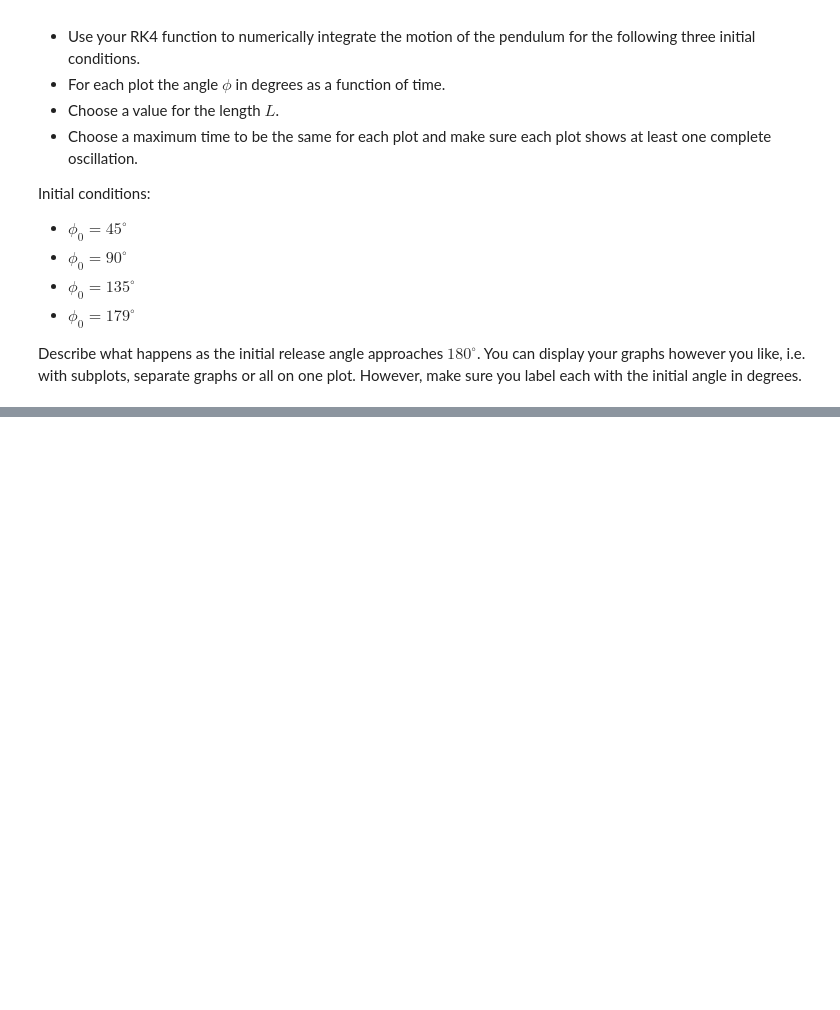
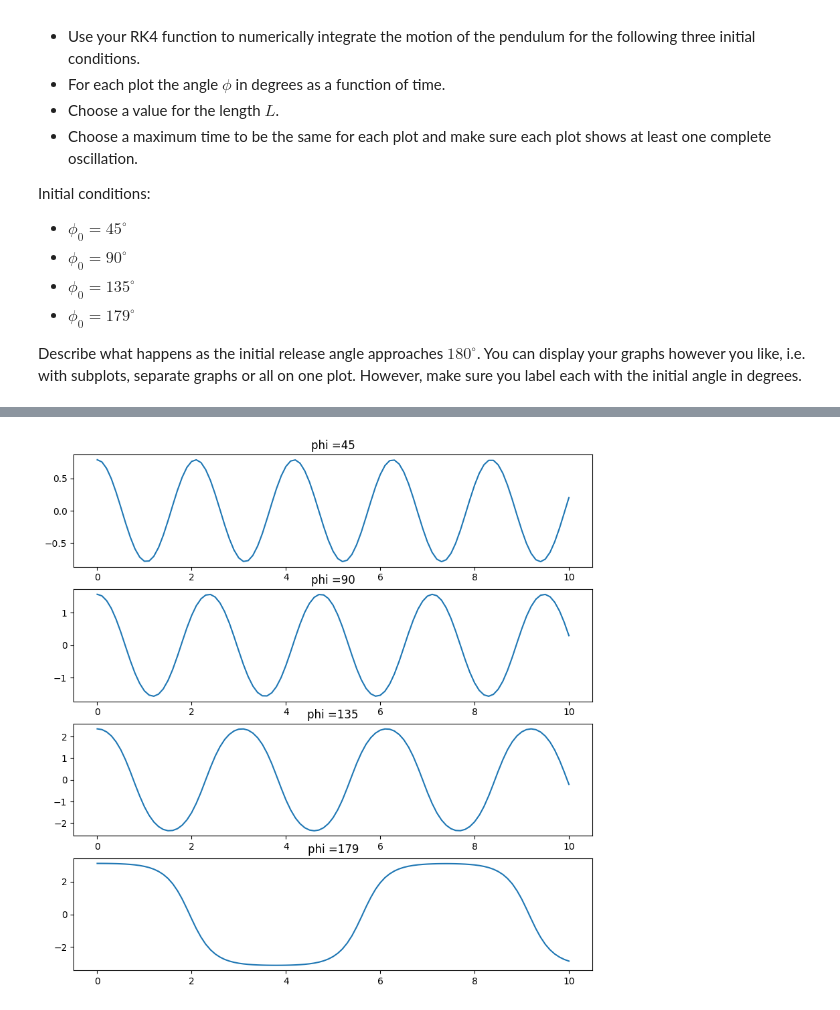
Before and after one commit to Reiniery/Computational-Physics, a Jupyter notebook: ode/ode_3.ipynb, the cells around one changed output, grey strips where cells are left out. Cells and saved outputs as stored; diff of their text form; code cells hidden in the pictures; blank space fills up the shorter version.

```diff
--- a/ode/ode_3.ipynb
+++ b/ode/ode_3.ipynb
@@ -444,0 +392,75 @@ Streaming output truncated to the last 5000 lines.
+# %%
+# Your code here
+def RK4(deriv, y0, tmax, dt, params):
+
+    #########  Create Arrays  #########
+
+    # determine the number of variables in the system from initial conditions
+    nvar = y0.size
+
+    N = int(tmax/dt)+1         # number of steps in simulation
+    y = np.zeros((N,nvar))     # array to store y values
+    t = np.zeros(N)            # array to store times
+
+    y[0,:]  =y0      # assign vector initial values if multivariable
+
+    #########  Loop to implement the Euler update rule  #########
+
+    for n in range(N-1):
+        k1 = deriv(t[n], y[n], *params)   # YOUR CODE HERE
+        k2 =   deriv(t[n]+dt/2, y[n]+k1/2 *dt , *params)    # YOUR CODE HERE
+        k3 =    deriv(t[n]+dt/2, y[n]+k2/2 *dt , *params)    # YOUR CODE HERE
+        k4 =     deriv(t[n]+dt, y[n]+k3 *dt , *params)   # YOUR CODE HERE
+        y[n+1] =    y[n]+dt/6 *(k1+2*k2+2*k3+k4)
+
+        t[n+1] = t[n] + dt
+
+    return t, y
+
+
+def deriv_p(t, y, g, L):
+
+    # extract variables from y array
+    phi= y[0]
+    omega = y[1]     # position
+           # velocity
+
+    # calculate derivatives
+    d_phidt= omega
+    d_omegadt=-(g/L) * np.sin(phi)
+
+
+    # return derivatives in a numpy array
+    return np.array([d_phidt, d_omegadt])
+
+
+#parameters
+
+g=9.8
+L=1
+phi0 = [45,90,135,179]
+omega0=0
+
+tmax=10
+dt=0.1
+params = np.array([g,L])
+
+
+
+phi=y[:,0]
+
+
+
+
+
+
+plt.figure(figsize=(10,10))
+
+for i,phi in enumerate(phi0):
+    y0=np.array([np.deg2rad(phi),omega0])
+    t, y = RK4(deriv_p, y0, tmax, dt, params)
+    plt.subplot(4,1,i+1)
+    plt.title(f'phi ={phi}')
+    plt.plot(t,y[:,0],label='rk4')
+# %% [output]
+[figure, added]
```
Also changed, not shown: parts of 1 cell of this notebook.
